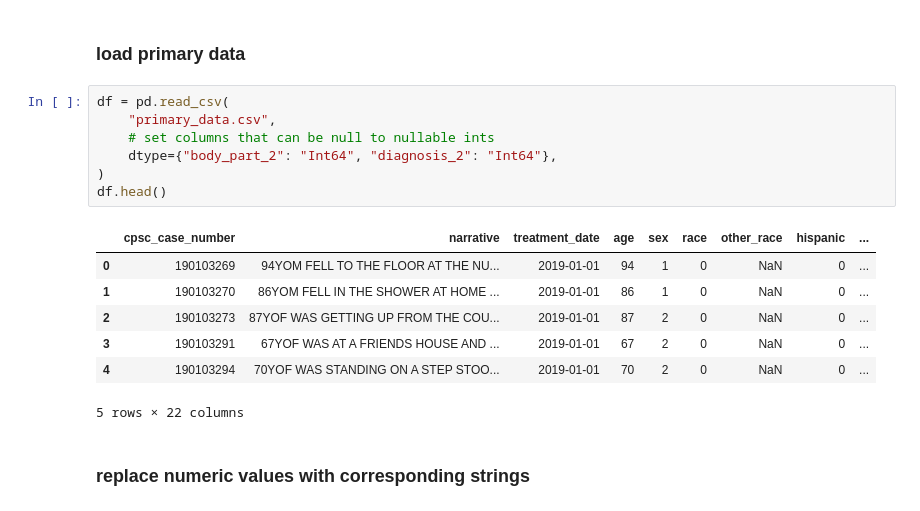
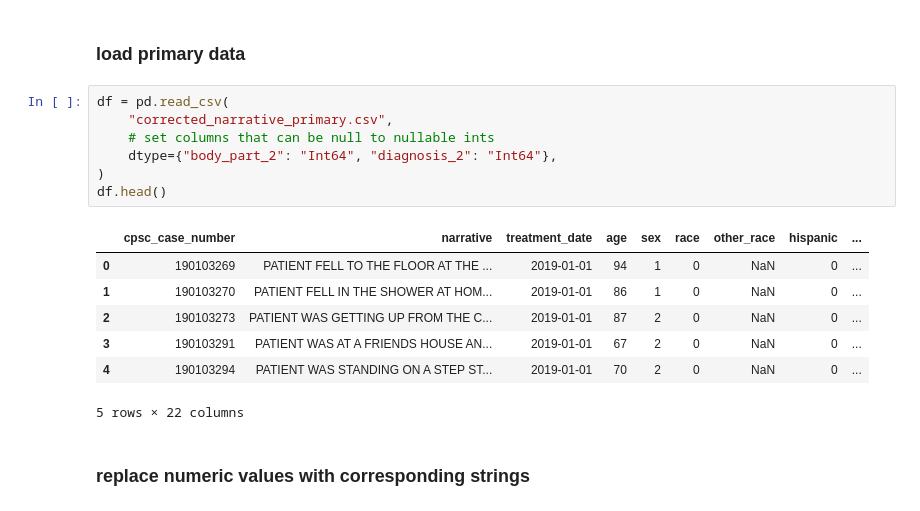
Before and after one commit to wendysphillips/Falling_analysis, a Jupyter notebook: code/fall_model_building_multiple_cats.ipynb, the cells around one changed output. Cells and saved outputs as stored; diff of their text form.

```diff
--- a/code/fall_model_building_multiple_cats.ipynb
+++ b/code/fall_model_building_multiple_cats.ipynb
@@ -142,18 +149,18 @@ for c in mapping.keys():
 ### load primary data
 # %%
 df = pd.read_csv(
-    "primary_data.csv",
+    "corrected_narrative_primary.csv",
     # set columns that can be null to nullable ints
     dtype={"body_part_2": "Int64", "diagnosis_2": "Int64"},
 )
 df.head()
 # %% [output]
 |  | cpsc_case_number | narrative | treatment_date | age | sex | race | other_race | hispanic | ... |
-| 0 | 190103269 | 94YOM FELL TO THE FLOOR AT THE NU... | 2019-01-01 | 94 | 1 | 0 | NaN | 0 | ... |
-| 1 | 190103270 | 86YOM FELL IN THE SHOWER AT HOME ... | 2019-01-01 | 86 | 1 | 0 | NaN | 0 | ... |
-| 2 | 190103273 | 87YOF WAS GETTING UP FROM THE COU... | 2019-01-01 | 87 | 2 | 0 | NaN | 0 | ... |
-| 3 | 190103291 | 67YOF WAS AT A FRIENDS HOUSE AND ... | 2019-01-01 | 67 | 2 | 0 | NaN | 0 | ... |
-| 4 | 190103294 | 70YOF WAS STANDING ON A STEP STOO... | 2019-01-01 | 70 | 2 | 0 | NaN | 0 | ... |
+| 0 | 190103269 | PATIENT FELL TO THE FLOOR AT THE ... | 2019-01-01 | 94 | 1 | 0 | NaN | 0 | ... |
+| 1 | 190103270 | PATIENT FELL IN THE SHOWER AT HOM... | 2019-01-01 | 86 | 1 | 0 | NaN | 0 | ... |
+| 2 | 190103273 | PATIENT WAS GETTING UP FROM THE C... | 2019-01-01 | 87 | 2 | 0 | NaN | 0 | ... |
+| 3 | 190103291 | PATIENT WAS AT A FRIENDS HOUSE AN... | 2019-01-01 | 67 | 2 | 0 | NaN | 0 | ... |
+| 4 | 190103294 | PATIENT WAS STANDING ON A STEP ST... | 2019-01-01 | 70 | 2 | 0 | NaN | 0 | ... |
 5 rows × 22 columns
 # %% [markdown]
 ### replace numeric values with corresponding strings
```
Also changed, not shown: parts of 23 cells of this notebook.
